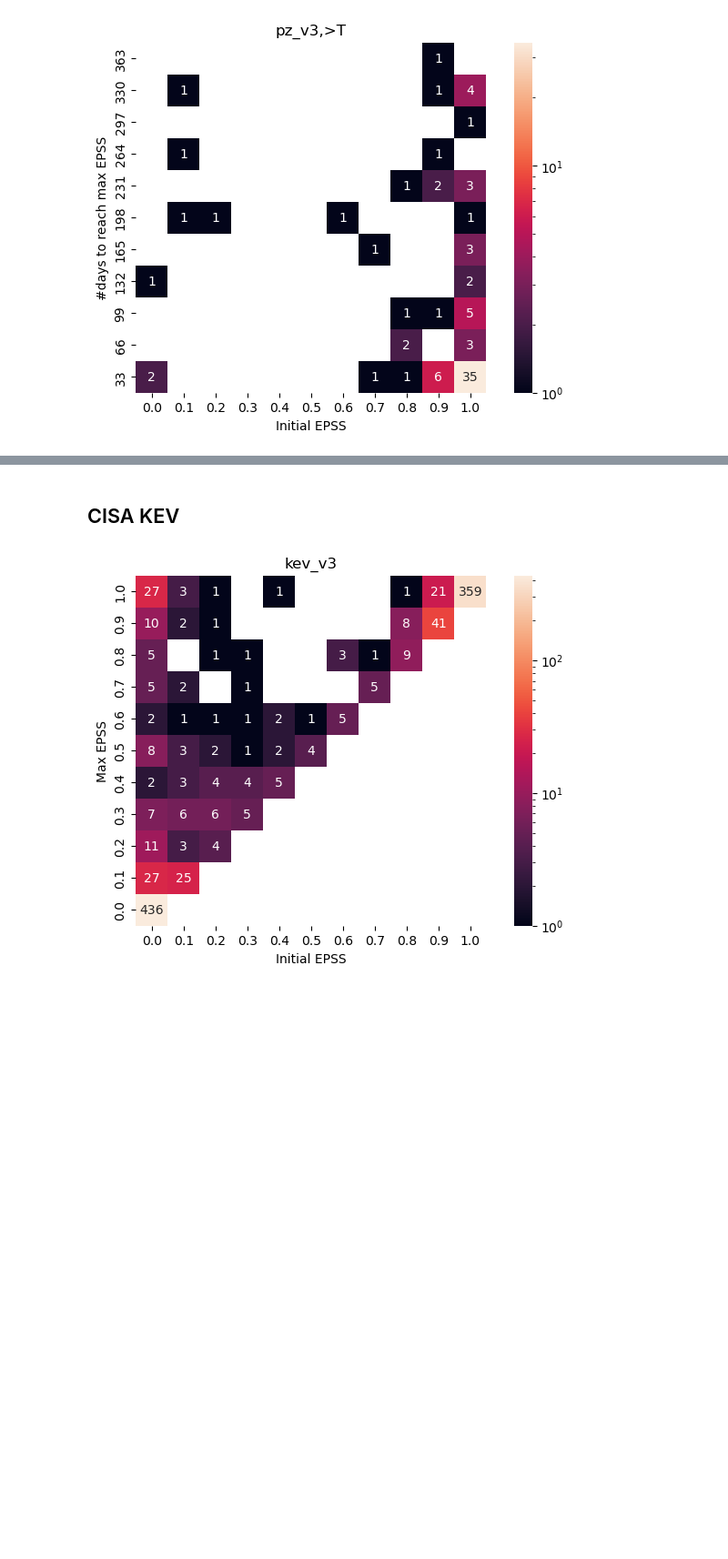
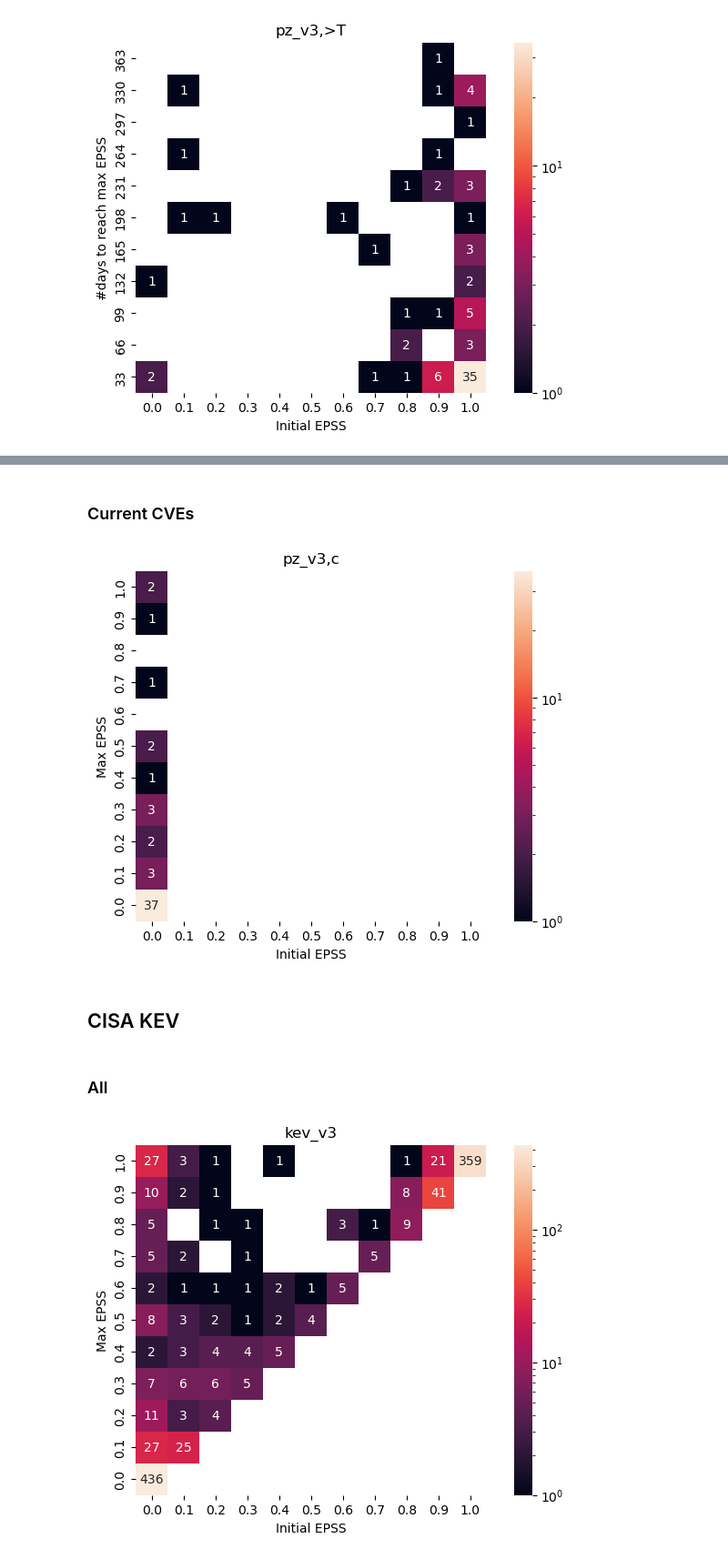
Before and after one commit to dravalico/EPSS-Project, a Jupyter notebook: 3_heatmaps.ipynb, the cells around one changed output, grey strips where cells are left out. Shown: that part at 91% size. Cells and saved outputs as stored; diff of their text form; code cells hidden in the pictures; blank space fills up the shorter version.

```diff
--- a/3_heatmaps.ipynb
+++ b/3_heatmaps.ipynb
@@ -144,5 +164,13 @@ heatmap_epss_initial_vs_days_needed(df_highest_pz, 'pz_v3,>T')
+# %% [markdown]
+### Current CVEs
+# %%
+heatmap_initial_vs_max_epss(df_pz_current, 'pz_v3,c')
+# %% [output]
+[figure, added]
 # %% [markdown]
 ## CISA KEV
+# %% [markdown]
+### All
 # %%
 heatmap_initial_vs_max_epss(df_kev, 'kev_v3')
 # %% [output]
```
Also changed, not shown: parts of 24 cells of this notebook.
